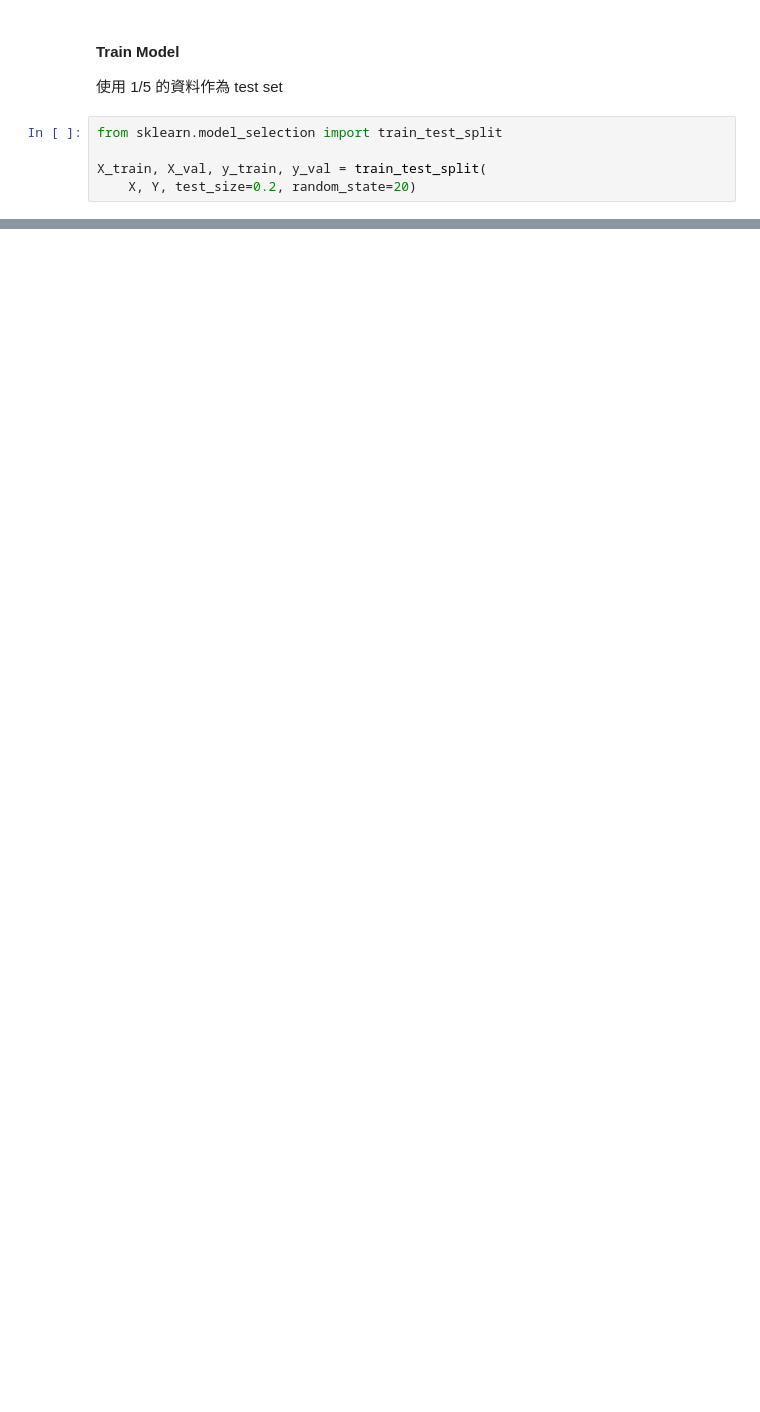
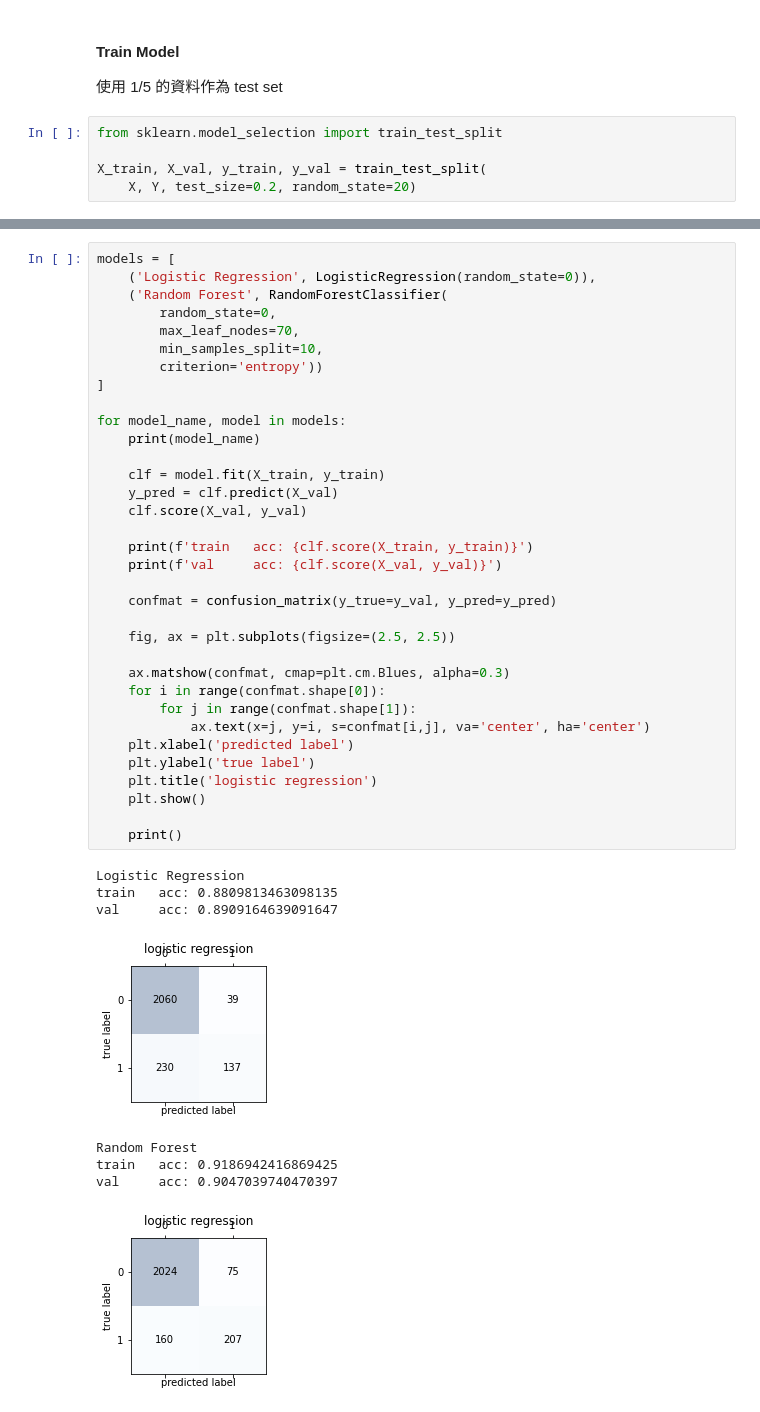
Before and after one commit to AmyLin0210/FUNDAMENTALS-OF-DATA-ANALYTICS, a Jupyter notebook: hw3-2/hw3-2.ipynb, the cells around one changed output, grey strips where cells are left out. Drawn from its saved outputs; the diff is of its cells as text; blank space fills up the shorter version.

```diff
--- a/hw3-2/hw3-2.ipynb
+++ b/hw3-2/hw3-2.ipynb
@@ -223,0 +348,43 @@ val_dataset = MyDataset(tmp)
+# %%
+models = [
+    ('Logistic Regression', LogisticRegression(random_state=0)),
+    ('Random Forest', RandomForestClassifier(
+        random_state=0,
+        max_leaf_nodes=70,
+        min_samples_split=10,
+        criterion='entropy'))
+]
+
+for model_name, model in models:
+    print(model_name)
+
+    clf = model.fit(X_train, y_train)
+    y_pred = clf.predict(X_val)
+    clf.score(X_val, y_val)
+
+    print(f'train   acc: {clf.score(X_train, y_train)}')
+    print(f'val     acc: {clf.score(X_val, y_val)}')
+
+    confmat = confusion_matrix(y_true=y_val, y_pred=y_pred)
+
+    fig, ax = plt.subplots(figsize=(2.5, 2.5))
+
+    ax.matshow(confmat, cmap=plt.cm.Blues, alpha=0.3)
+    for i in range(confmat.shape[0]):
+        for j in range(confmat.shape[1]):
+            ax.text(x=j, y=i, s=confmat[i,j], va='center', ha='center')
+    plt.xlabel('predicted label')
+    plt.ylabel('true label')
+    plt.title('logistic regression')
+    plt.show()
+
+    print()
+# %% [output]
+Logistic Regression
+train   acc: 0.8809813463098135
+val     acc: 0.8909164639091647
+[figure, added]
+Random Forest
+train   acc: 0.9186942416869425
+val     acc: 0.9047039740470397
+[figure, added]
```
Also changed, not shown: parts of 15 cells of this notebook, 1 other file.
